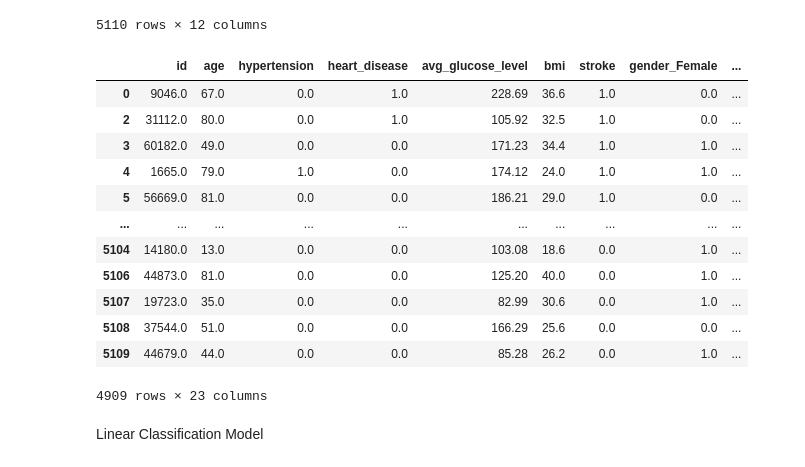
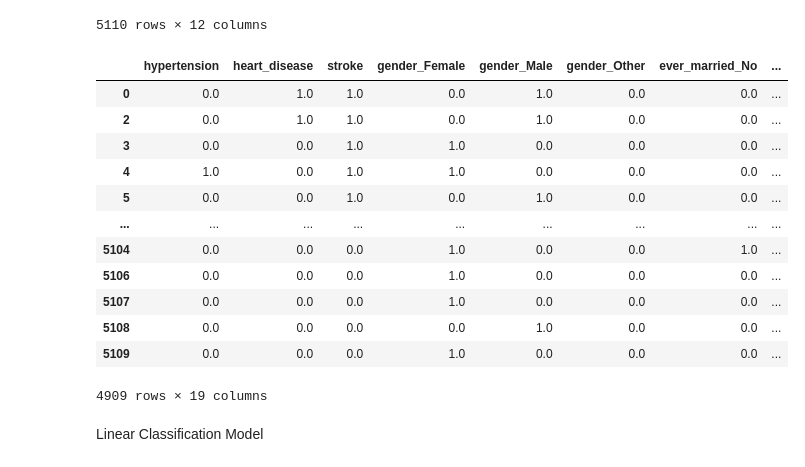
Before and after one commit to leoscarlato/AVC-Predictor, a Jupyter notebook: main.ipynb, the cells around one changed output. Cells and saved outputs as stored; diff of their text form; code cells hidden in the pictures.

```diff
--- a/main.ipynb
+++ b/main.ipynb
@@ -54,21 +54,22 @@ df
 df = df.dropna()
 # %%
 df_clean = pd.get_dummies(df).astype(float)
+df_clean = df_clean.drop(columns=['id','age','avg_glucose_level', 'bmi'])
 df_clean
 # %% [output]
-|  | id | age | hypertension | heart_disease | avg_glucose_level | bmi | stroke | gender_Female | ... |
-| 0 | 9046.0 | 67.0 | 0.0 | 1.0 | 228.69 | 36.6 | 1.0 | 0.0 | ... |
-| 2 | 31112.0 | 80.0 | 0.0 | 1.0 | 105.92 | 32.5 | 1.0 | 0.0 | ... |
-| 3 | 60182.0 | 49.0 | 0.0 | 0.0 | 171.23 | 34.4 | 1.0 | 1.0 | ... |
-| 4 | 1665.0 | 79.0 | 1.0 | 0.0 | 174.12 | 24.0 | 1.0 | 1.0 | ... |
-| 5 | 56669.0 | 81.0 | 0.0 | 0.0 | 186.21 | 29.0 | 1.0 | 0.0 | ... |
-| ... | ... | ... | ... | ... | ... | ... | ... | ... | ... |
-| 5104 | 14180.0 | 13.0 | 0.0 | 0.0 | 103.08 | 18.6 | 0.0 | 1.0 | ... |
-| 5106 | 44873.0 | 81.0 | 0.0 | 0.0 | 125.20 | 40.0 | 0.0 | 1.0 | ... |
-| 5107 | 19723.0 | 35.0 | 0.0 | 0.0 | 82.99 | 30.6 | 0.0 | 1.0 | ... |
-| 5108 | 37544.0 | 51.0 | 0.0 | 0.0 | 166.29 | 25.6 | 0.0 | 0.0 | ... |
-| 5109 | 44679.0 | 44.0 | 0.0 | 0.0 | 85.28 | 26.2 | 0.0 | 1.0 | ... |
+|  | hypertension | heart_disease | stroke | gender_Female | gender_Male | gender_Other | ever_married_No | ... |
+| 0 | 0.0 | 1.0 | 1.0 | 0.0 | 1.0 | 0.0 | 0.0 | ... |
+| 2 | 0.0 | 1.0 | 1.0 | 0.0 | 1.0 | 0.0 | 0.0 | ... |
+| 3 | 0.0 | 0.0 | 1.0 | 1.0 | 0.0 | 0.0 | 0.0 | ... |
+| 4 | 1.0 | 0.0 | 1.0 | 1.0 | 0.0 | 0.0 | 0.0 | ... |
+| 5 | 0.0 | 0.0 | 1.0 | 0.0 | 1.0 | 0.0 | 0.0 | ... |
+| ... | ... | ... | ... | ... | ... | ... | ... | ... |
+| 5104 | 0.0 | 0.0 | 0.0 | 1.0 | 0.0 | 0.0 | 1.0 | ... |
+| 5106 | 0.0 | 0.0 | 0.0 | 1.0 | 0.0 | 0.0 | 0.0 | ... |
+| 5107 | 0.0 | 0.0 | 0.0 | 1.0 | 0.0 | 0.0 | 0.0 | ... |
+| 5108 | 0.0 | 0.0 | 0.0 | 0.0 | 1.0 | 0.0 | 0.0 | ... |
+| 5109 | 0.0 | 0.0 | 0.0 | 1.0 | 0.0 | 0.0 | 0.0 | ... |
-4909 rows × 23 columns
+4909 rows × 19 columns
 # %% [markdown]
 Linear Classification Model
 # %%
```
Also changed, not shown: parts of 2 cells of this notebook.
